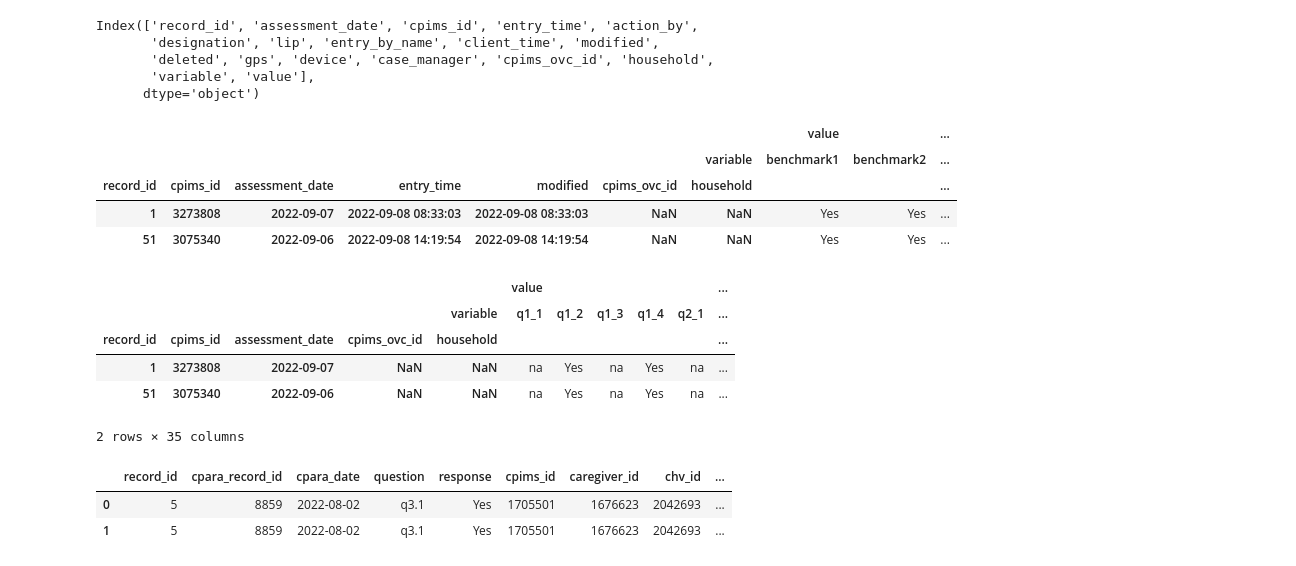
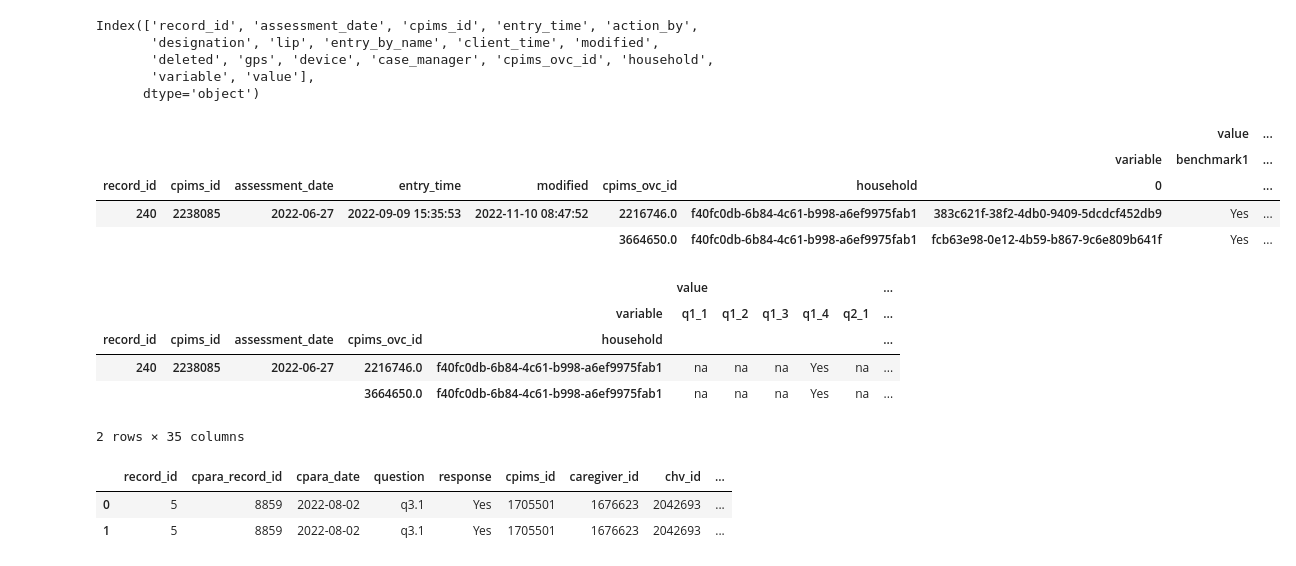
Before and after one commit to bmugwe/Usaid4thechild_data, a Jupyter notebook: MIS-CPIMS Data Import Test Script.ipynb, the cells around one changed output. Saved outputs shown, nothing was run; the diff lists cells and outputs as text; code cells hidden in the pictures.

```diff
--- a/MIS-CPIMS Data Import Test Script.ipynb
+++ b/MIS-CPIMS Data Import Test Script.ipynb
@@ -80,6 +47,8 @@ print(df_uid)
 cpims_questions=pd.read_excel("Data/ovc_care_questions.xlsx", sheet_name="Sheet1")
 # %%
-cpara_data=pd.merge(cpara, cpims_hhs, how='left', left_on='cpims_id', right_on='caregiver_id')
-cpara_data1 = pd.merge(cpara_data, df_uid, left_index=True, right_index=True)
-cpara_data1.head(2)
+# Mergers cpara data with household id, cpims id on caregiver_id
+cpara_data1=pd.merge(cpara, cpims_hhs, how='left', left_on='cpims_id', right_on='caregiver_id')
+# Merges cpara data with the uids
+cpara_data = pd.merge(cpara_data1, df_uid, left_index=True, right_index=True)
+cpara_data.head(2)
 # %% [output]
@@ -112,8 +79,9 @@ dtype: object
 # %% [markdown]
 Align the MIS data from rows to columns => vertical and only display the first two records. Move the columns that should not be considered as var.
 # %%
+# converts the horizontal table of cpara data to vertical table for manipulation
 cpara_unpivot=pd.melt(cpara_data, id_vars=['record_id', 'assessment_date', 'cpims_id', 'entry_time', 'action_by',
-       'designation', 'lip', 'entry_by_name','client_time', 'modified', 'deleted', 'gps', 'device', 'case_manager', 'cpims_ovc_id', 'household'])
+       'designation', 'lip', 'entry_by_name','client_time', 'modified', 'deleted', 'gps', 'device', 'case_manager', 'cpims_ovc_id', 'household', 0])
 
 cpara_unpivot.head(2)
 # %% [output]
@@ -129,16 +97,18 @@ Index(['record_id', 'assessment_date', 'cpims_id', 'entry_time', 'action_by',
        'variable', 'value'],
       dtype='object')
 # %%
-ovc_care_benchmark = cpara_unpivot[cpara_unpivot["variable"].str.contains('benchmark')].pivot(index=['record_id', 'cpims_id','assessment_date','entry_time', 'modified', 'cpims_ovc_id', 'household'], columns='variable', values=['value'])
-ovc_care_benchmark.to_excel("ovc_care_benchmark.xlsx")
+# filters bencmark questions and pivots them.
+ovc_care_benchmark = cpara_unpivot[cpara_unpivot["variable"].str.contains('benchmark')].pivot(index=['record_id', 'cpims_id','assessment_date','entry_time', 'modified', 'cpims_ovc_id', 'household', 0], columns='variable', values=['value'])
+# ovc_care_benchmark.to_excel("ovc_care_benchmark.xlsx")
 ovc_care_benchmark.head(2)
 # %% [output]
-|  |  |  |  |  |  |  | value |  | ... |
-|  |  |  |  |  |  | variable | benchmark1 | benchmark2 | ... |
-| record_id | cpims_id | assessment_date | entry_time | modified | cpims_ovc_id | household |  |  | ... |
-| 1 | 3273808 | 2022-09-07 | 2022-09-08 08:33:03 | 2022-09-08 08:33:03 | NaN | NaN | Yes | Yes | ... |
-| 51 | 3075340 | 2022-09-06 | 2022-09-08 14:19:54 | 2022-09-08 14:19:54 | NaN | NaN | Yes | Yes | ... |
+|  |  |  |  |  |  |  |  | value | ... |
+|  |  |  |  |  |  |  | variable | benchmark1 | ... |
+| record_id | cpims_id | assessment_date | entry_time | modified | cpims_ovc_id | household | 0 |  | ... |
+| 240 | 2238085 | 2022-06-27 | 2022-09-09 15:35:53 | 2022-11-10 08:47:52 | 2216746.0 | f40fc0db-6b84-4c61-b998-a6ef9975fab1 | 383c621f-38f2-4db0-9409-5dcdcf452db9 | Yes | ... |
+|  |  |  |  |  | 3664650.0 | f40fc0db-6b84-4c61-b998-a6ef9975fab1 | fcb63e98-0e12-4b59-b867-9c6e809b641f | Yes | ... |
 # %%
+# Filter cpara question and pivots them or not.  // send to excel
 #ovc_care_cpara = cpara_unpivot[cpara_unpivot["variable"].str.startswith('q')]
 ovc_care_cpara = cpara_unpivot[cpara_unpivot["variable"].str.startswith('q')].pivot(index=['record_id', 'cpims_id','assessment_date','cpims_ovc_id', 'household'], columns='variable', values=['value'])
 ovc_care_cpara.to_csv("ovc_care_cpara_pivot.csv")
@@ -147,8 +117,8 @@ ovc_care_cpara.head(2)
 |  |  |  |  |  | value |  |  |  |  | ... |
 |  |  |  |  | variable | q1_1 | q1_2 | q1_3 | q1_4 | q2_1 | ... |
 | record_id | cpims_id | assessment_date | cpims_ovc_id | household |  |  |  |  |  | ... |
-| 1 | 3273808 | 2022-09-07 | NaN | NaN | na | Yes | na | Yes | na | ... |
-| 51 | 3075340 | 2022-09-06 | NaN | NaN | na | Yes | na | Yes | na | ... |
+| 240 | 2238085 | 2022-06-27 | 2216746.0 | f40fc0db-6b84-4c61-b998-a6ef9975fab1 | na | na | na | Yes | na | ... |
+|  |  |  | 3664650.0 | f40fc0db-6b84-4c61-b998-a6ef9975fab1 | na | na | na | Yes | na | ... |
 2 rows × 35 columns
 # %%
 cpara_individual.to_excel("cpara_ovc_questions.xlsx")
```
Also changed, not shown: parts of 9 cells of this notebook, 2 other files.
